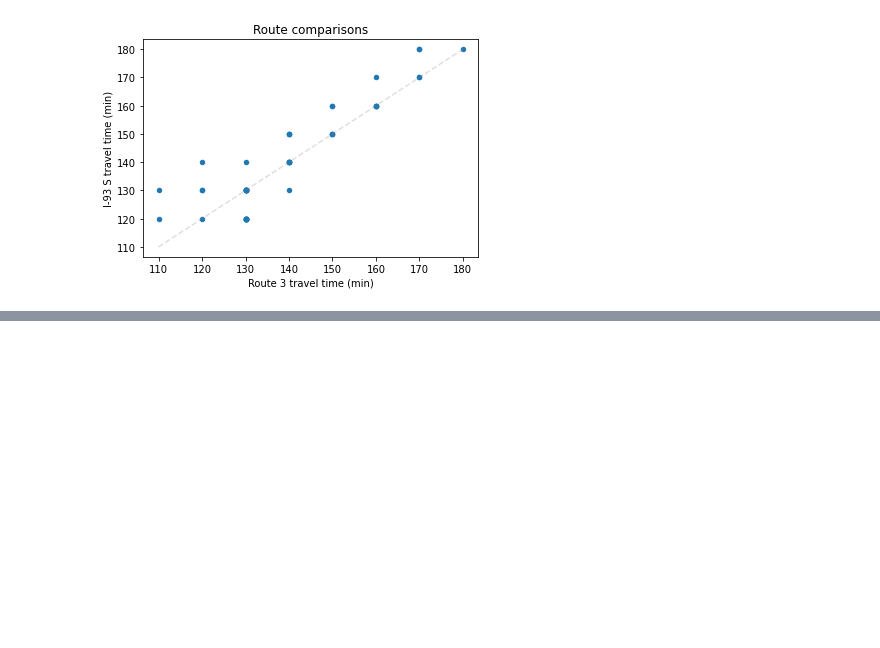
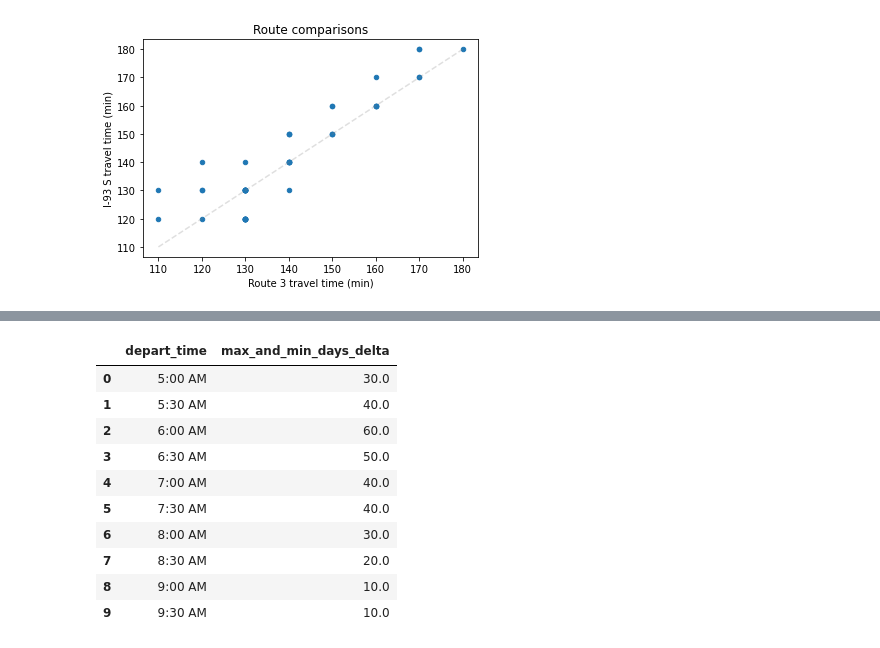
Before and after one commit to cduvallet/cduvallet.github.io, a Jupyter notebook: _jupyter/2022-09-08-nh-boston-commute/2022-09-08-boston-nh-commute.ipynb, the cells around one changed output, grey strips where cells are left out. Saved outputs shown, nothing was run; the diff lists cells and outputs as text; code cells hidden in the pictures; blank space fills up the shorter version.

```diff
--- a/_jupyter/2022-09-08-nh-boston-commute/2022-09-08-boston-nh-commute.ipynb
+++ b/_jupyter/2022-09-08-nh-boston-commute/2022-09-08-boston-nh-commute.ipynb
@@ -113,0 +165,17 @@ ax.yaxis.set_major_formatter(mdates.DateFormatter('%H:%M'))
+# %%
+# Difference in max travel time between days
+(df.groupby('depart_time')['travel_time_max_minutes'].max()
+ - df.groupby('depart_time')['travel_time_max_minutes'].min()
+).reset_index(name='max_and_min_days_delta')
+# %% [output]
+|  | depart_time | max_and_min_days_delta |
+| 0 | 5:00 AM | 30.0 |
+| 1 | 5:30 AM | 40.0 |
+| 2 | 6:00 AM | 60.0 |
+| 3 | 6:30 AM | 50.0 |
+| 4 | 7:00 AM | 40.0 |
+| 5 | 7:30 AM | 40.0 |
+| 6 | 8:00 AM | 30.0 |
+| 7 | 8:30 AM | 20.0 |
+| 8 | 9:00 AM | 10.0 |
+| 9 | 9:30 AM | 10.0 |
```
Also changed, not shown: parts of 20 cells of this notebook.
